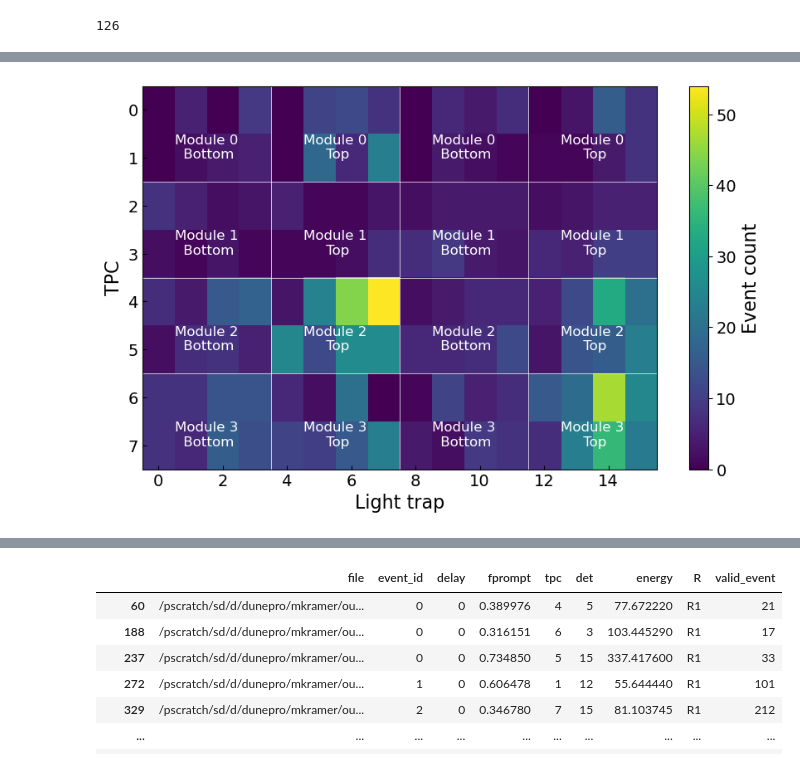
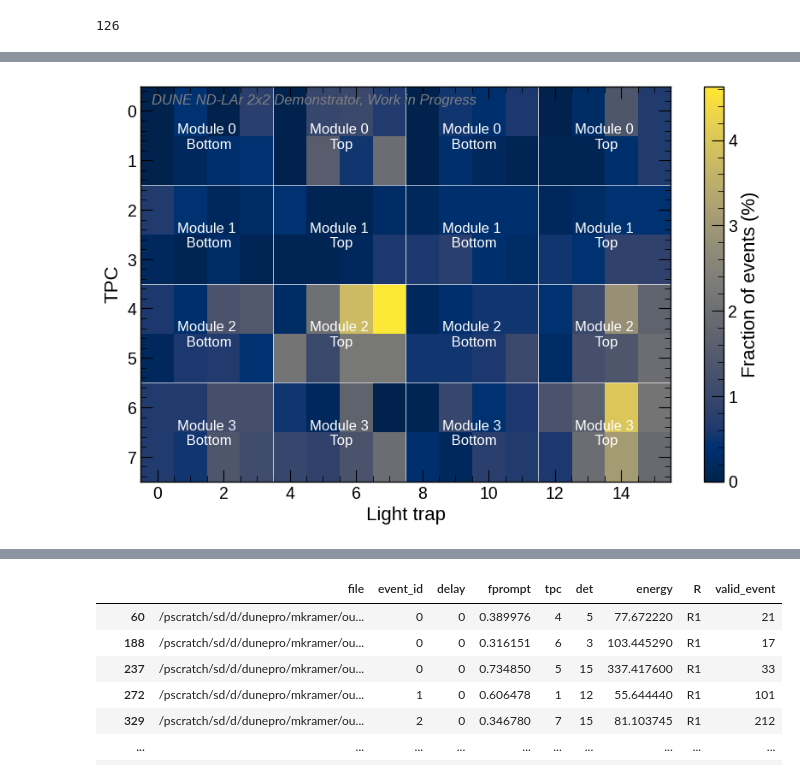
Before and after one commit to lmlepin9/2x2_neutron_sources, a Jupyter notebook: AmBe/light/AmBe_better.ipynb, the cells around one changed output, grey strips where cells are left out. Drawn from its saved outputs; the diff is of its cells as text; code cells hidden in the pictures.

```diff
--- a/AmBe/light/AmBe_better.ipynb
+++ b/AmBe/light/AmBe_better.ipynb
@@ -490,43 +502,47 @@ plt.show()
 # %%
 # which tpc has most activity?
 activity = df[df["R"]=="R1"].groupby("tpc").size()
 # which detector in which tpc has most activity?
 activity_det = df[df["R"]=="R1"].groupby(["tpc", "det"]).size().unstack(fill_value=0)
-# make 2d heatmap of activity per detector per tpc
-plt.figure(figsize=(10, 6))
-plt.imshow(activity_det, cmap="viridis", aspect="auto")
-plt.vlines(x=[3.5, 7.5, 11.5], ymin=7.5, ymax=-0.5, colors="white", linewidth=0.5)
-plt.hlines(y=[1.5, 3.5, 5.5], xmin=-0.5, xmax=15.5, colors="white", linewidth=0.5)
+# make 2d heatmap of activity per detector per tpc (percentage)
+total = activity_det.values.sum()
+activity_pct = 100 * activity_det / total
+fig, ax = plt.subplots(figsize=(10, 6))
+ax.imshow(activity_pct, aspect="auto")
+
+ax.vlines(x=[3.5, 7.5, 11.5], ymin=7.5, ymax=-0.5, colors="white", linewidth=0.5)
+ax.hlines(y=[1.5, 3.5, 5.5], xmin=-0.5, xmax=15.5, colors="white", linewidth=0.5)
 # annotate each module and top or bottom
-plt.annotate("Module 0\n Bottom", xy=(1.5, -0.5), xytext=(1.5, 0.5), ha="center", va="top", fontsize=12, color="white")
-plt.annotate("Module 0\n Top", xy=(5.5, -0.5), xytext=(5.5, 0.5), ha="center", va="top", fontsize=12, color="white")
-plt.annotate("Module 0\n Bottom", xy=(9.5, -0.5), xytext=(9.5, 0.5), ha="center", va="top", fontsize=12, color="white")
-plt.annotate("Module 0\n Top", xy=(13.5, -0.5), xytext=(13.5, 0.5), ha="center", va="top", fontsize=12, color="white")
+plt.annotate("Module 0\n Bottom", xy=(1.5, -0.5), xytext=(1.5, 0.25), ha="center", va="top", fontsize=12, color="white")
+plt.annotate("Module 0\n Top", xy=(5.5, -0.5), xytext=(5.5, 0.25), ha="center", va="top", fontsize=12, color="white")
+plt.annotate("Module 0\n Bottom", xy=(9.5, -0.5), xytext=(9.5, 0.25), ha="center", va="top", fontsize=12, color="white")
+plt.annotate("Module 0\n Top", xy=(13.5, -0.5), xytext=(13.5, 0.25), ha="center", va="top", fontsize=12, color="white")
 
-plt.annotate("Module 1\n Bottom", xy=(1.5, -0.5), xytext=(1.5, 2.5), ha="center", va="top", fontsize=12, color="white")
-plt.annotate("Module 1\n Top", xy=(5.5, -0.5), xytext=(5.5, 2.5), ha="center", va="top", fontsize=12, color="white")
-plt.annotate("Module 1\n Bottom", xy=(9.5, -0.5), xytext=(9.5, 2.5), ha="center", va="top", fontsize=12, color="white")
-plt.annotate("Module 1\n Top", xy=(13.5, -0.5), xytext=(13.5, 2.5), ha="center", va="top", fontsize=12, color="white")
+plt.annotate("Module 1\n Bottom", xy=(1.5, -0.5), xytext=(1.5, 2.25), ha="center", va="top", fontsize=12, color="white")
+plt.annotate("Module 1\n Top", xy=(5.5, -0.5), xytext=(5.5, 2.25), ha="center", va="top", fontsize=12, color="white")
+plt.annotate("Module 1\n Bottom", xy=(9.5, -0.5), xytext=(9.5, 2.25), ha="center", va="top", fontsize=12, color="white")
+plt.annotate("Module 1\n Top", xy=(13.5, -0.5), xytext=(13.5, 2.25), ha="center", va="top", fontsize=12, color="white")
 
-plt.annotate("Module 2\n Bottom", xy=(1.5, -0.5), xytext=(1.5, 4.5), ha="center", va="top", fontsize=12, color="white")
-plt.annotate("Module 2\n Top", xy=(5.5, -0.5), xytext=(5.5, 4.5), ha="center", va="top", fontsize=12, color="white")
-plt.annotate("Module 2\n Bottom", xy=(9.5, -0.5), xytext=(9.5, 4.5), ha="center", va="top", fontsize=12, color="white")
-plt.annotate("Module 2\n Top", xy=(13.5, -0.5), xytext=(13.5, 4.5), ha="center", va="top", fontsize=12, color="white")
+plt.annotate("Module 2\n Bottom", xy=(1.5, -0.5), xytext=(1.5, 4.25), ha="center", va="top", fontsize=12, color="white")
+plt.annotate("Module 2\n Top", xy=(5.5, -0.5), xytext=(5.5, 4.25), ha="center", va="top", fontsize=12, color="white")
+plt.annotate("Module 2\n Bottom", xy=(9.5, -0.5), xytext=(9.5, 4.25), ha="center", va="top", fontsize=12, color="white")
+plt.annotate("Module 2\n Top", xy=(13.5, -0.5), xytext=(13.5, 4.25), ha="center", va="top", fontsize=12, color="white")
 
-plt.annotate("Module 3\n Bottom", xy=(1.5, -0.5), xytext=(1.5, 6.5), ha="center", va="top", fontsize=12, color="white")
-plt.annotate("Module 3\n Top", xy=(5.5, -0.5), xytext=(5.5, 6.5), ha="center", va="top", fontsize=12, color="white")
-plt.annotate("Module 3\n Bottom", xy=(9.5, -0.5), xytext=(9.5, 6.5), ha="center", va="top", fontsize=12, color="white")
-plt.annotate("Module 3\n Top", xy=(13.5, -0.5), xytext=(13.5, 6.5), ha="center", va="top", fontsize=12, color="white")
+plt.annotate("Module 3\n Bottom", xy=(1.5, -0.5), xytext=(1.5, 6.25), ha="center", va="top", fontsize=12, color="white")
+plt.annotate("Module 3\n Top", xy=(5.5, -0.5), xytext=(5.5, 6.25), ha="center", va="top", fontsize=12, color="white")
+plt.annotate("Module 3\n Bottom", xy=(9.5, -0.5), xytext=(9.5, 6.25), ha="center", va="top", fontsize=12, color="white")
+plt.annotate("Module 3\n Top", xy=(13.5, -0.5), xytext=(13.5, 6.25), ha="center", va="top", fontsize=12, color="white")
 
-cbar = plt.colorbar()
+cbar = ax.figure.colorbar(ax.images[0])
 plt.xlabel("Light trap", fontsize=16)
 plt.ylabel("TPC", fontsize=16)
 plt.tick_params(axis='both', direction='in', labelsize=14)
 cbar.ax.tick_params(labelsize=14)
-cbar.set_label("Event count", fontsize=16)
+cbar.set_label("Fraction of events (%)", fontsize=16)
+dune_label(ax, )
 plt.show()
 # %% [output]
-[figure, old version]
+[figure, new version]
 # %%
 # now, I want to know how many events there are in each time bin, per tpc, per detector
 event_counts = df[df["R"]=="R2"].groupby(["delay", "tpc", "det"]).size().unstack(fill_value=0)
```
Also changed, not shown: parts of 21 cells of this notebook, 43 other files.
